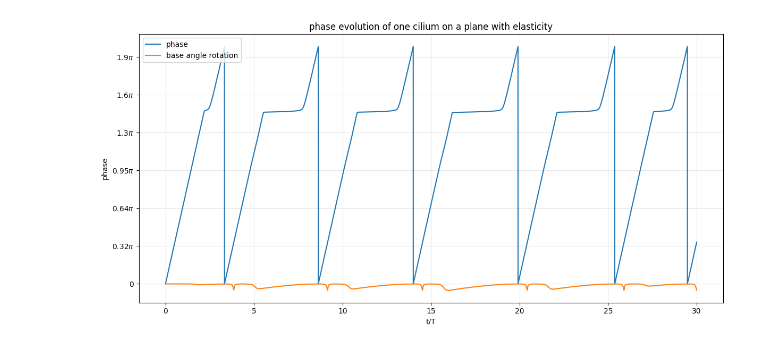
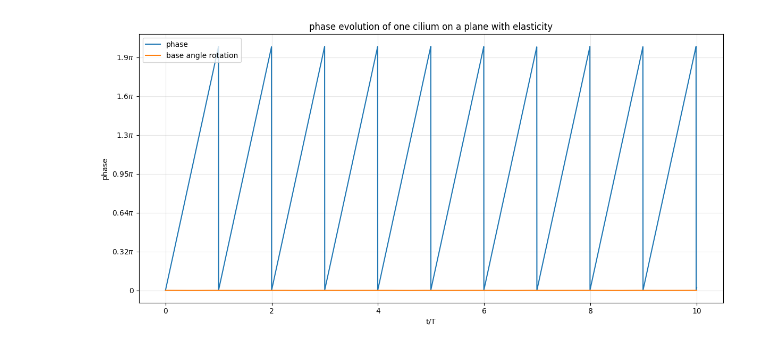
Before and after one commit to Biofluid-Dynamics-Group/cuda-filaments, a Jupyter notebook: analysis/view_phase.ipynb, the cells around one changed output. Drawn from its saved outputs; the diff is of its cells as text; code cells hidden in the pictures.

Commit message:
confirmed: the real amplitude works for emergence too. now to run some simulations

```diff
--- a/analysis/view_phase.ipynb
+++ b/analysis/view_phase.ipynb
@@ -4,7 +4,7 @@ import matplotlib.pyplot as plt
 # %%
 from matplotlib.ticker import FuncFormatter
 
-path_1_c = '../data/FIXED_travelling_wave/20250710/ciliate_1fil_9000blob_8.00R_0.1000torsion_0.0000tilt_0.3000f_eff_1.3464theta0_0.0000freqshift_true_states.dat'
+path_1_c = '../data/actual_amplitude/20250710/ciliate_1fil_9000blob_8.00R_0.1000torsion_0.0000tilt_0.3000f_eff_1.4960theta0_0.0000freqshift_true_states.dat'
 
 data = np.loadtxt(path_1_c)
 time = data[:, 0] / 500.0
@@ -16,31 +16,31 @@ def multiple_pi_formatter(x, pos):
   if np.isclose(frac, 0):
     return "0"
   elif np.isclose(frac, 1):
     return r"$\pi$"
   elif np.isclose(frac, -1):
     return r"$-\pi$"
   elif np.isclose(frac, 2):
     return r"$2\pi$"
   elif np.isclose(frac, -2):
     return r"$-2\pi$"
   else:
     return r"${0:.2g}\pi$".format(frac)
 
 # Create a single figure with both plots
 plt.figure(figsize=(12, 6))
 plt.plot(time, psi1, label='phase', linestyle='-')
 plt.plot(time, psi2, label='base angle rotation', linestyle='-')
 
 plt.xlabel('t/T')
 plt.ylabel('phase')
 plt.title('phase evolution of one cilium on a plane with elasticity')
 plt.legend()
 plt.grid(True, alpha=0.3)
 
 # Apply the multiple_pi_formatter to the y-axis
 plt.gca().yaxis.set_major_formatter(FuncFormatter(multiple_pi_formatter))
 
 plt.tight_layout()
 plt.show()
 # %% [output]
-[figure, old version]
+[figure, new version]
```
Also changed, not shown: 2 other files.
